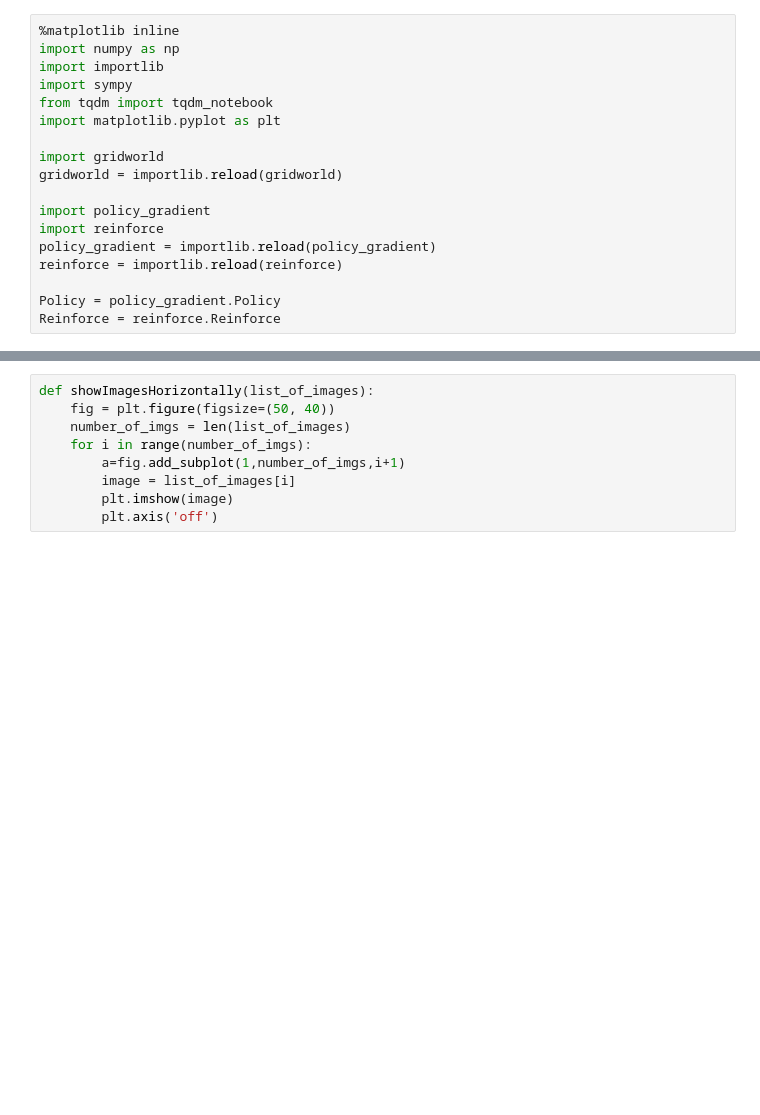
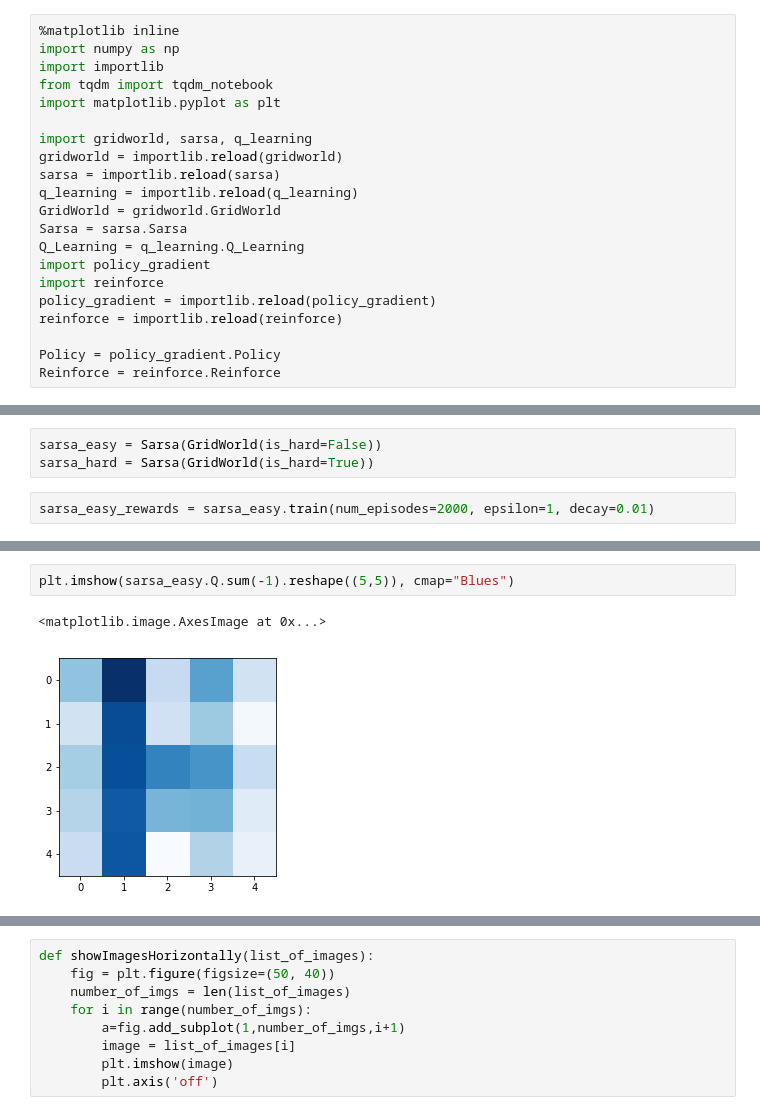
Before and after one commit to alex-faustino/rl-sandbox, a Jupyter notebook: homework/hw4/hw4_agou2_dusad2/results.ipynb, the cells around one changed output, grey strips where cells are left out. Cells and saved outputs as stored; diff of their text form; blank space fills up the shorter version.

```diff
--- a/homework/hw4/hw4_agou2_dusad2/results.ipynb
+++ b/homework/hw4/hw4_agou2_dusad2/results.ipynb
@@ -2,13 +2,16 @@
 %matplotlib inline
 import numpy as np
 import importlib
-import sympy
 from tqdm import tqdm_notebook
 import matplotlib.pyplot as plt
 
-import gridworld
+import gridworld, sarsa, q_learning
 gridworld = importlib.reload(gridworld)
-
+sarsa = importlib.reload(sarsa)
+q_learning = importlib.reload(q_learning)
+GridWorld = gridworld.GridWorld
+Sarsa = sarsa.Sarsa
+Q_Learning = q_learning.Q_Learning
 import policy_gradient
 import reinforce
 policy_gradient = importlib.reload(policy_gradient)
@@ -18,0 +24,5 @@ Reinforce = reinforce.Reinforce
+# %%
+sarsa_easy = Sarsa(GridWorld(is_hard=False))
+sarsa_hard = Sarsa(GridWorld(is_hard=True))
+# %%
+sarsa_easy_rewards = sarsa_easy.train(num_episodes=2000, epsilon=1, decay=0.01)
@@ -18,0 +31,5 @@ Reinforce = reinforce.Reinforce
+# %%
+plt.imshow(sarsa_easy.Q.sum(-1).reshape((5,5)), cmap="Blues")
+# %% [output]
+<matplotlib.image.AxesImage at 0x...>
+[figure, added]
```
Also changed, not shown: parts of 48 cells of this notebook, 3 other files.
